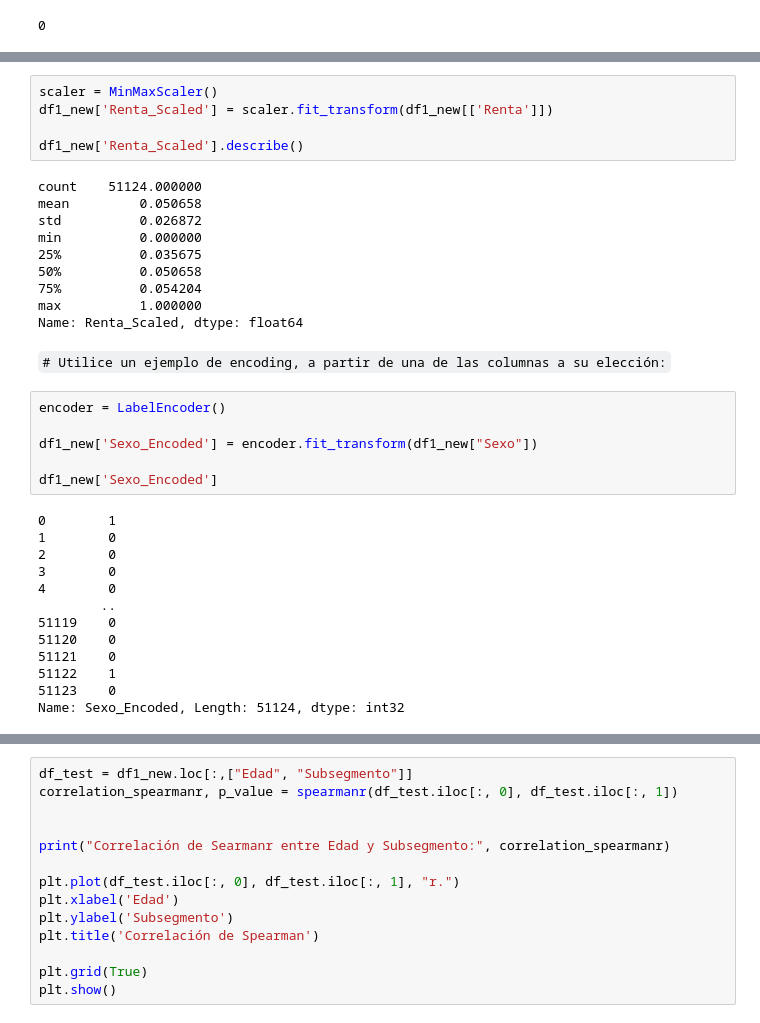
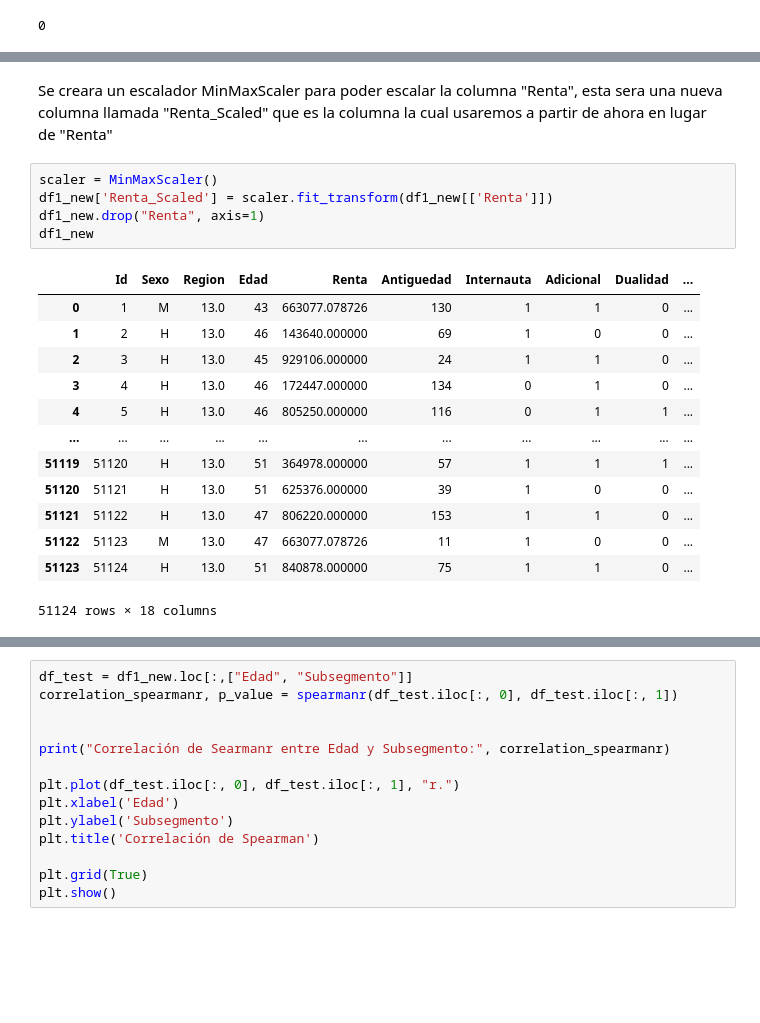
Before and after one commit to fate-9x/MachineLearning, a Jupyter notebook: Prueba_1.ipynb, the cells around one changed output, grey strips where cells are left out. Saved outputs shown, nothing was run; the diff lists cells and outputs as text; blank space fills up the shorter version.

```diff
--- a/Prueba_1.ipynb
+++ b/Prueba_1.ipynb
@@ -167,36 +211,21 @@ plt.show()
+# %% [markdown]
+Se creara un escalador MinMaxScaler para poder escalar la columna "Renta", esta sera una nueva columna llamada "Renta_Scaled" que es la columna la cual usaremos a partir de ahora en lugar de "Renta"
 # %%
 scaler = MinMaxScaler()
 df1_new['Renta_Scaled'] = scaler.fit_transform(df1_new[['Renta']])
-
-df1_new['Renta_Scaled'].describe()
+df1_new.drop("Renta", axis=1)
+df1_new
 # %% [output]
+|  | Id | Sexo | Region | Edad | Renta | Antiguedad | Internauta | Adicional | Dualidad | ... |
+| 0 | 1 | M | 13.0 | 43 | 663077.078726 | 130 | 1 | 1 | 0 | ... |
+| 1 | 2 | H | 13.0 | 46 | 143640.000000 | 69 | 1 | 0 | 0 | ... |
+| 2 | 3 | H | 13.0 | 45 | 929106.000000 | 24 | 1 | 1 | 0 | ... |
+| 3 | 4 | H | 13.0 | 46 | 172447.000000 | 134 | 0 | 1 | 0 | ... |
+| 4 | 5 | H | 13.0 | 46 | 805250.000000 | 116 | 0 | 1 | 1 | ... |
+| ... | ... | ... | ... | ... | ... | ... | ... | ... | ... | ... |
+| 51119 | 51120 | H | 13.0 | 51 | 364978.000000 | 57 | 1 | 1 | 1 | ... |
+| 51120 | 51121 | H | 13.0 | 51 | 625376.000000 | 39 | 1 | 0 | 0 | ... |
+| 51121 | 51122 | H | 13.0 | 47 | 806220.000000 | 153 | 1 | 1 | 0 | ... |
+| 51122 | 51123 | M | 13.0 | 47 | 663077.078726 | 11 | 1 | 0 | 0 | ... |
+| 51123 | 51124 | H | 13.0 | 51 | 840878.000000 | 75 | 1 | 1 | 0 | ... |
-count    51124.000000
-mean         0.050658
-std          0.026872
-min          0.000000
-25%          0.035675
-50%          0.050658
-75%          0.054204
-max          1.000000
-Name: Renta_Scaled, dtype: float64
+51124 rows × 18 columns
-# %% [markdown]
-`# Utilice un ejemplo de encoding, a partir de una de las columnas a su elección:`
-# %%
-encoder = LabelEncoder()
-
-df1_new['Sexo_Encoded'] = encoder.fit_transform(df1_new["Sexo"])
-
-df1_new['Sexo_Encoded']
-# %% [output]
-0        1
-1        0
-2        0
-3        0
-4        0
-        ..
-51119    0
-51120    0
-51121    0
-51122    1
-51123    0
-Name: Sexo_Encoded, Length: 51124, dtype: int32
```
Also changed, not shown: parts of 17 cells of this notebook.
